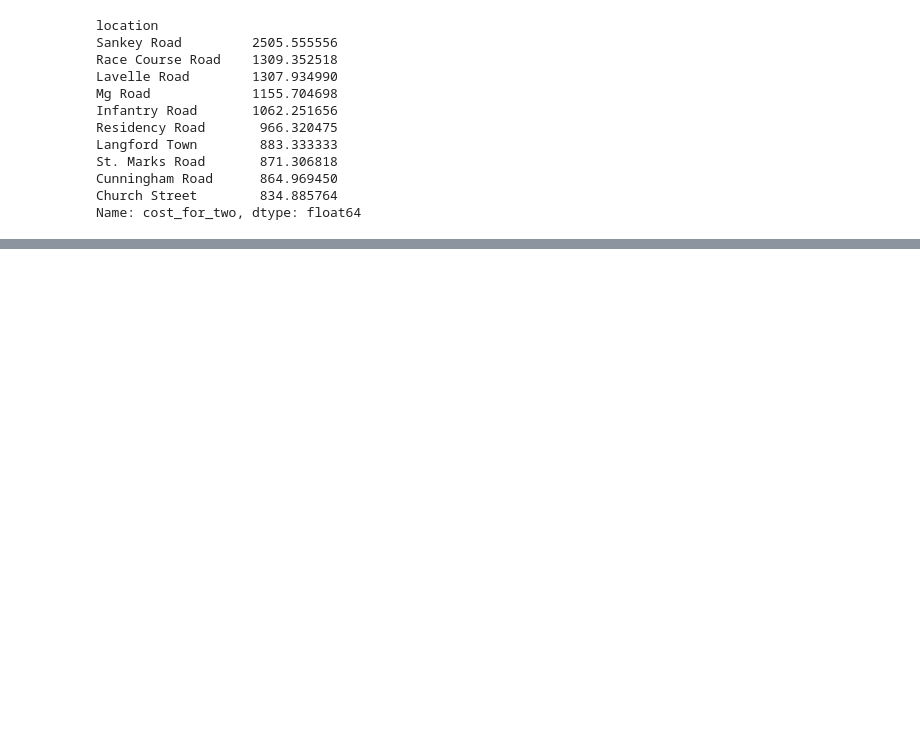
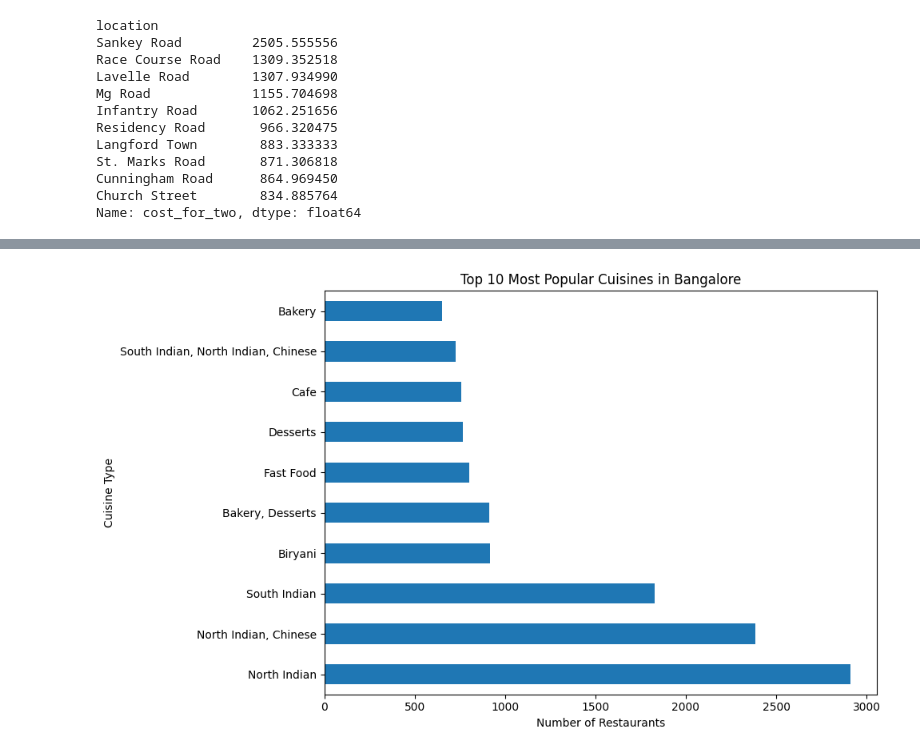
Before and after one commit to AkshitaSharma211/zomato-analysis, a Jupyter notebook: data.ipynb, the cells around one changed output, grey strips where cells are left out. Saved outputs shown, nothing was run; the diff lists cells and outputs as text; code cells hidden in the pictures; blank space fills up the shorter version.

```diff
--- a/data.ipynb
+++ b/data.ipynb
@@ -147,0 +291,11 @@ Name: cost_for_two, dtype: float64
+# %%
+import matplotlib.pyplot as plt
+
+df['cuisines'].value_counts().head(10).plot(kind='barh', figsize=(10,6))
+plt.title("Top 10 Most Popular Cuisines in Bangalore")
+plt.xlabel("Number of Restaurants")
+plt.ylabel("Cuisine Type")
+plt.tight_layout()
+plt.show()
+# %% [output]
+[figure, added]
```
Also changed, not shown: parts of 11 cells of this notebook.
